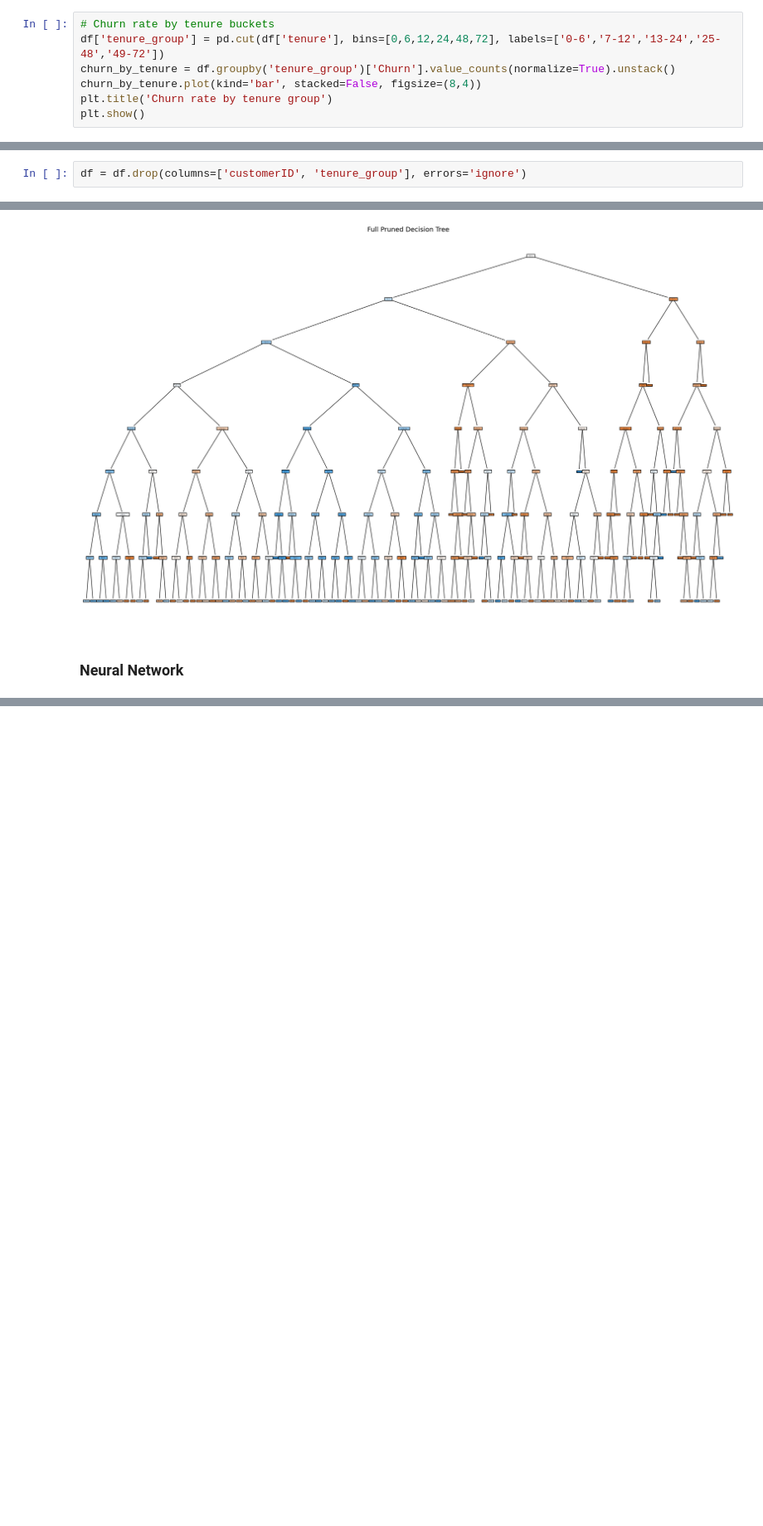
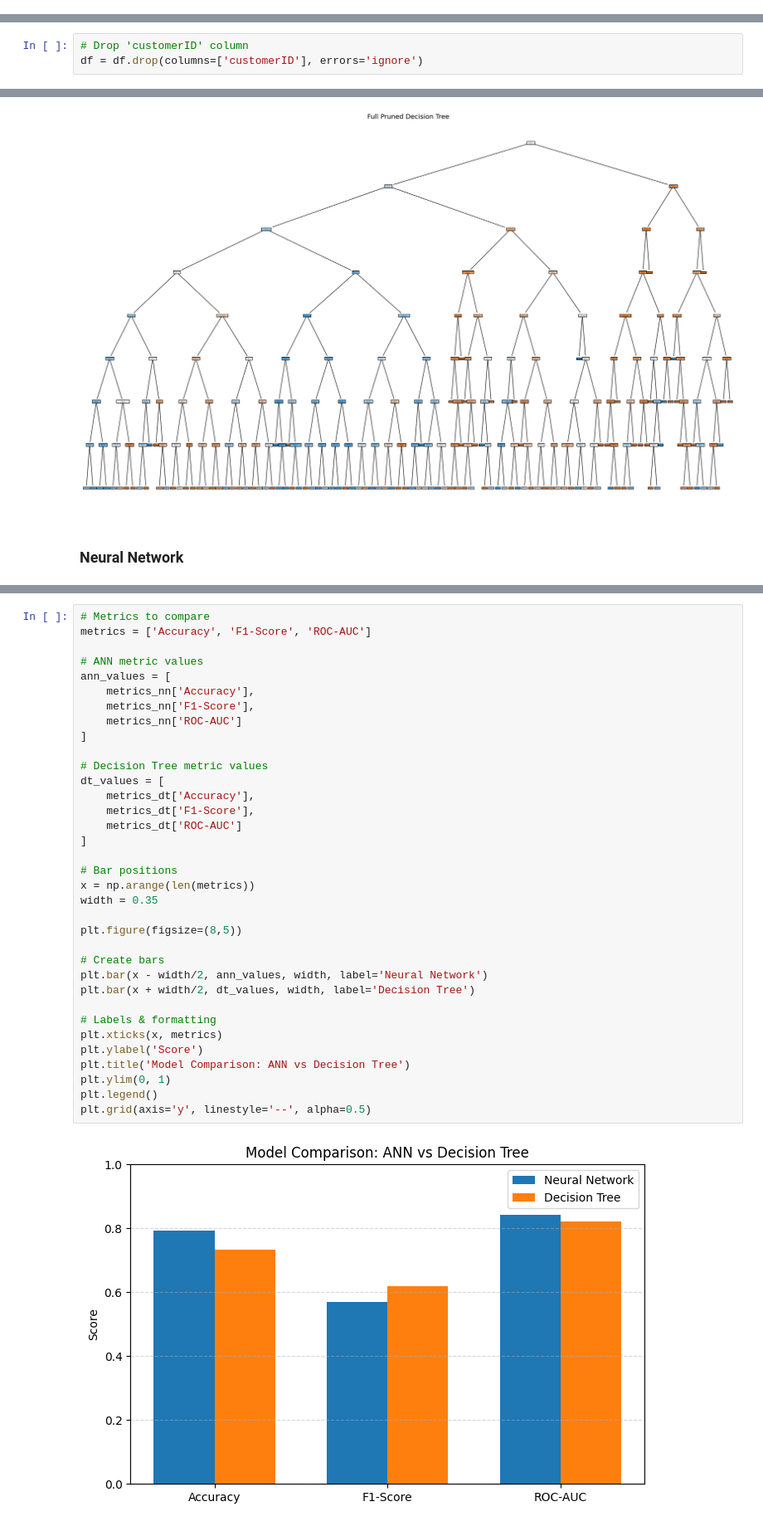
Before and after one commit to meleeshagamage/CourseWork_ML, a Jupyter notebook: ML_CW.ipynb, the cells around one changed output, grey strips where cells are left out. Shown at 83% size. Cells and saved outputs as stored; diff of their text form; blank space fills up the shorter version.

Commit message:
Evaluation of the models

```diff
--- a/ML_CW.ipynb
+++ b/ML_CW.ipynb
@@ -161,10 +156,3 @@ plt.title('Numeric feature correlations')
 plt.show()
 # %% [output]
 [figure]
-# %%
-# Churn rate by tenure buckets
-df['tenure_group'] = pd.cut(df['tenure'], bins=[0,6,12,24,48,72], labels=['0-6','7-12','13-24','25-48','49-72'])
-churn_by_tenure = df.groupby('tenure_group')['Churn'].value_counts(normalize=True).unstack()
-churn_by_tenure.plot(kind='bar', stacked=False, figsize=(8,4))
-plt.title('Churn rate by tenure group')
-plt.show()
@@ -173,5 +159,6 @@ plt.show()
 # %% [markdown]
 ### Preprocessing
 # %%
-df = df.drop(columns=['customerID', 'tenure_group'], errors='ignore')
+# Drop 'customerID' column
+df = df.drop(columns=['customerID'], errors='ignore')
 # %%
@@ -624,0 +670,37 @@ plt.show()
+# %%
+# Metrics to compare
+metrics = ['Accuracy', 'F1-Score', 'ROC-AUC']
+
+# ANN metric values
+ann_values = [
+    metrics_nn['Accuracy'],
+    metrics_nn['F1-Score'],
+    metrics_nn['ROC-AUC']
+]
+
+# Decision Tree metric values
+dt_values = [
+    metrics_dt['Accuracy'],
+    metrics_dt['F1-Score'],
+    metrics_dt['ROC-AUC']
+]
+
+# Bar positions
+x = np.arange(len(metrics))
+width = 0.35
+
+plt.figure(figsize=(8,5))
+
+# Create bars
+plt.bar(x - width/2, ann_values, width, label='Neural Network')
+plt.bar(x + width/2, dt_values, width, label='Decision Tree')
+
+# Labels & formatting
+plt.xticks(x, metrics)
+plt.ylabel('Score')
+plt.title('Model Comparison: ANN vs Decision Tree')
+plt.ylim(0, 1)
+plt.legend()
+plt.grid(axis='y', linestyle='--', alpha=0.5)
+# %% [output]
+[figure, added]
```
Also changed, not shown: parts of 27 cells of this notebook.
